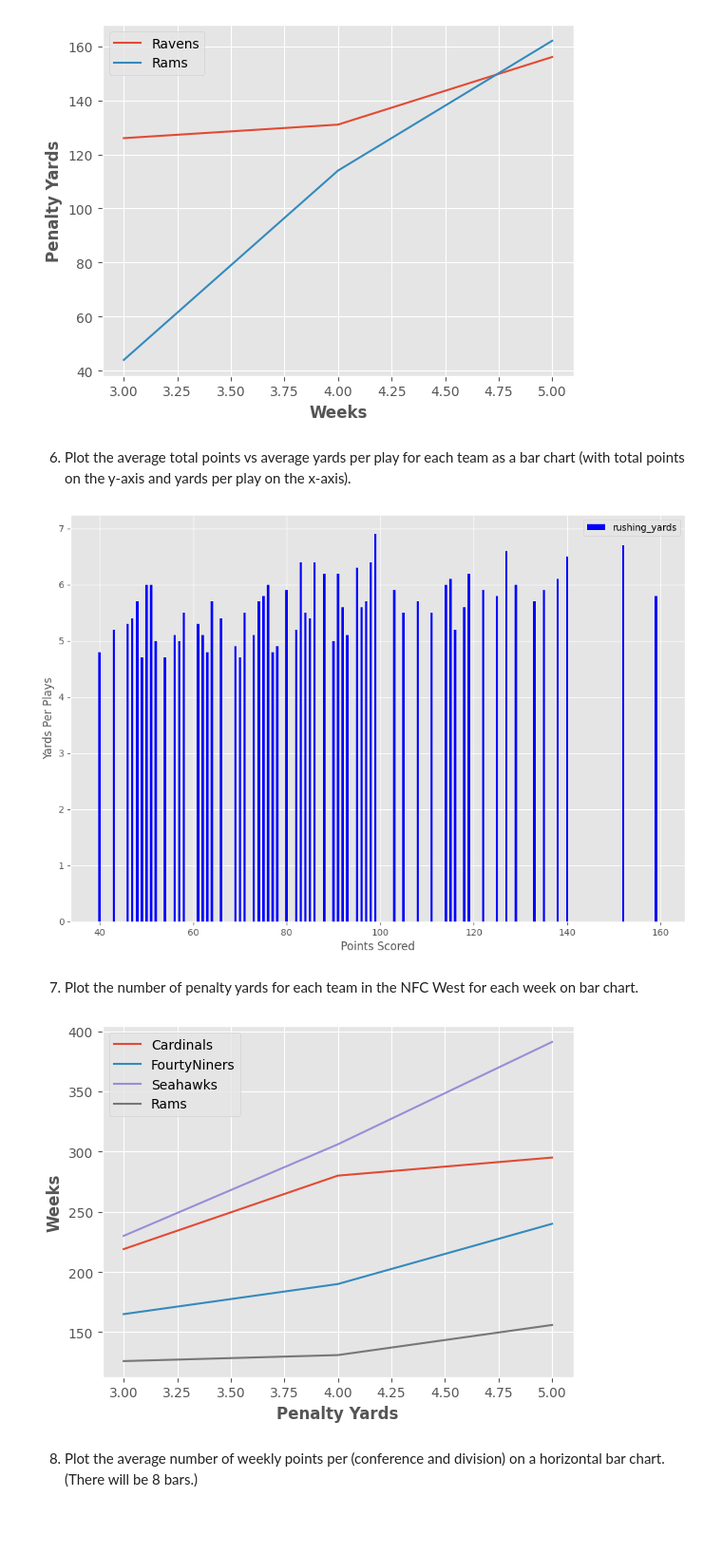
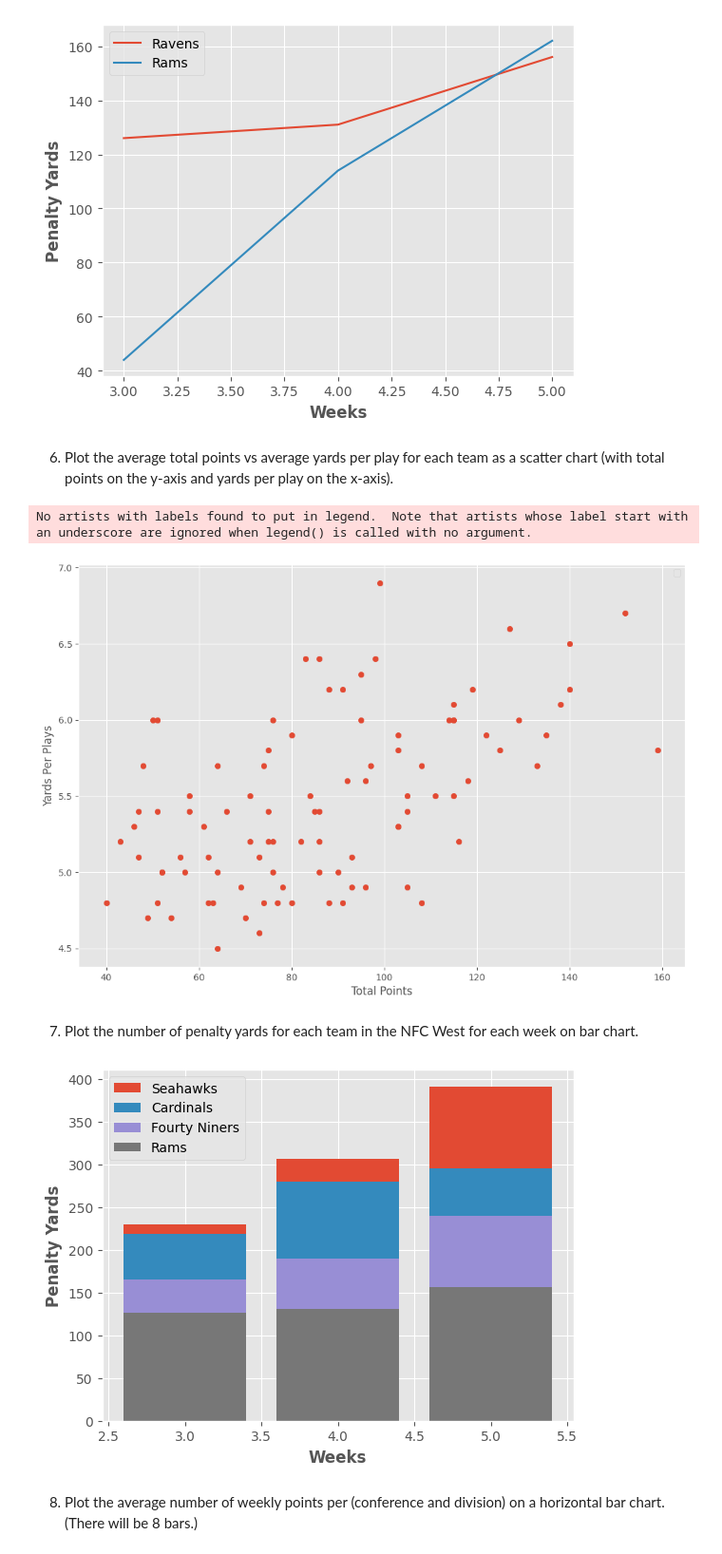
Before and after one commit to CooperIsSuperCool/cis277-fa22-Lab5, a Jupyter notebook: Lab5.ipynb, the cells around one changed output. Shown: that part at 95% size. Drawn from its saved outputs; the diff is of its cells as text; code cells hidden in the pictures; blank space fills up the shorter version.

```diff
--- a/Lab5.ipynb
+++ b/Lab5.ipynb
@@ -111,7 +101,7 @@ plt.show()
 # %% [output]
 [figure]
 # %% [markdown]
-6. Plot the average total points vs average yards per play for each team as a bar chart (with total points on the y-axis and yards per play on the x-axis).
+6. Plot the average total points vs average yards per play for each team as a scatter chart (with total points on the y-axis and yards per play on the x-axis).
 # %%
 barWidth = .3
 plt.subplots(figsize=(12, 8))
@@ -119,35 +109,36 @@ plt.subplots(figsize=(12, 8))
 br1 = np.arange(len(df.passing_yards))
 br2 = [x + barWidth for x in br1]
 
-plt.bar(df.points_scored, df.yards_per_play, width = .5, color = 'blue', label = 'rushing_yards')
+plt.scatter(df.points_scored, df.yards_per_play)
 
-plt.xlabel('Points Scored')
+plt.xlabel('Total Points')
 plt.ylabel('Yards Per Plays')
 
 plt.legend()
 plt.show()
 # %% [output]
+No artists with labels found to put in legend.  Note that artists whose label start with an underscore are ignored when legend() is called with no argument.
-[figure, old version]
+[figure, new version]
 # %% [markdown]
 7. Plot the number of penalty yards for each team in the NFC West for each week on bar chart.
 # %%
 x = df.week.unique()
 Cardinals = df[df.team == 'Arizona Cardinals'].penalty_yards
 FourtyNiners = df[df.team == 'San Francisco 49ers'].penalty_yards
 Seahawks = df[df.team == 'Seattle Seahawks'].penalty_yards
 Rams = df[df.team == 'Los Angeles Rams'].penalty_yards
 
-plt.plot(x,Cardinals)
-plt.plot(x,FourtyNiners)
-plt.plot(x,Seahawks)
-plt.plot(x,Rams)
+plt.bar(x,Seahawks)
+plt.bar(x,Cardinals)
+plt.bar(x,FourtyNiners)
+plt.bar(x,Rams)
 
-plt.legend(['Cardinals', 'FourtyNiners', 'Seahawks', 'Rams'])
-plt.xlabel('Penalty Yards', fontweight ='bold')
-plt.ylabel('Weeks', fontweight ='bold')
+plt.legend(['Seahawks', 'Cardinals', 'Fourty Niners', 'Rams'])
+plt.xlabel('Weeks', fontweight ='bold')
+plt.ylabel('Penalty Yards', fontweight ='bold')
 
 plt.show()
 # %% [output]
-[figure, old version]
+[figure, new version]
 # %% [markdown]
 8. Plot the average number of weekly points per (conference and division) on a horizontal bar chart. (There will be 8 bars.)
```
Also changed, not shown: parts of 3 cells of this notebook.
